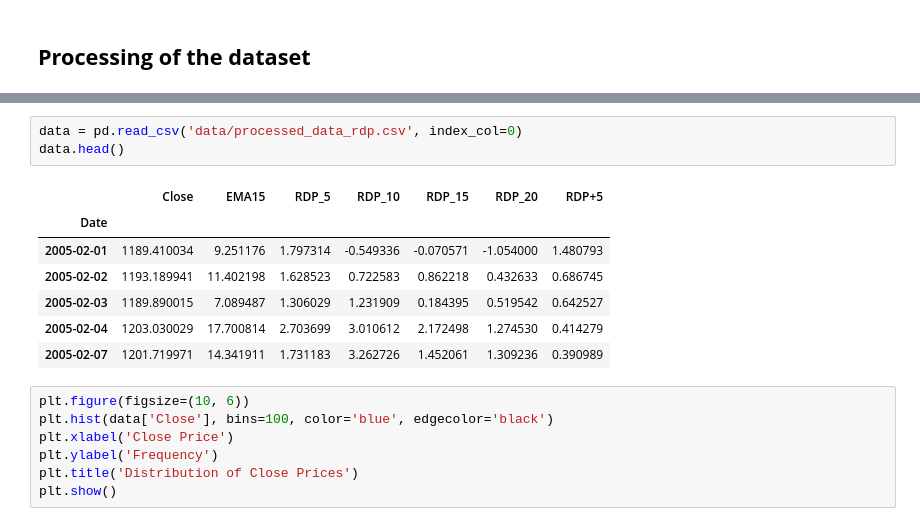
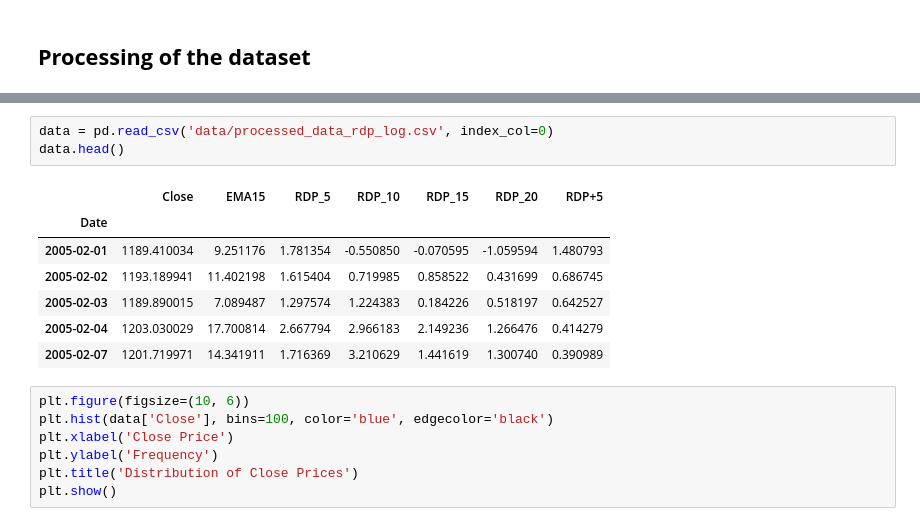
Before and after one commit to Jimmy-Bao-01/AML_project, a Jupyter notebook: nb_new_data.ipynb, the cells around one changed output, grey strips where cells are left out. Cells and saved outputs as stored; diff of their text form.

```diff
--- a/nb_new_data.ipynb
+++ b/nb_new_data.ipynb
@@ -28,14 +28,14 @@ Data saved as 'processed_data_rdp.csv'.
 # %%
-data = pd.read_csv('data/processed_data_rdp.csv', index_col=0)
+data = pd.read_csv('data/processed_data_rdp_log.csv', index_col=0)
 data.head()
 # %% [output]
 |  | Close | EMA15 | RDP_5 | RDP_10 | RDP_15 | RDP_20 | RDP+5 |
 | Date |  |  |  |  |  |  |  |
-| 2005-02-01 | 1189.410034 | 9.251176 | 1.797314 | -0.549336 | -0.070571 | -1.054000 | 1.480793 |
-| 2005-02-02 | 1193.189941 | 11.402198 | 1.628523 | 0.722583 | 0.862218 | 0.432633 | 0.686745 |
-| 2005-02-03 | 1189.890015 | 7.089487 | 1.306029 | 1.231909 | 0.184395 | 0.519542 | 0.642527 |
-| 2005-02-04 | 1203.030029 | 17.700814 | 2.703699 | 3.010612 | 2.172498 | 1.274530 | 0.414279 |
-| 2005-02-07 | 1201.719971 | 14.341911 | 1.731183 | 3.262726 | 1.452061 | 1.309236 | 0.390989 |
+| 2005-02-01 | 1189.410034 | 9.251176 | 1.781354 | -0.550850 | -0.070595 | -1.059594 | 1.480793 |
+| 2005-02-02 | 1193.189941 | 11.402198 | 1.615404 | 0.719985 | 0.858522 | 0.431699 | 0.686745 |
+| 2005-02-03 | 1189.890015 | 7.089487 | 1.297574 | 1.224383 | 0.184226 | 0.518197 | 0.642527 |
+| 2005-02-04 | 1203.030029 | 17.700814 | 2.667794 | 2.966183 | 2.149236 | 1.266476 | 0.414279 |
+| 2005-02-07 | 1201.719971 | 14.341911 | 1.716369 | 3.210629 | 1.441619 | 1.300740 | 0.390989 |
 # %%
 plt.figure(figsize=(10, 6))
 plt.hist(data['Close'], bins=100, color='blue', edgecolor='black')
```
Also changed, not shown: parts of 14 cells of this notebook.
